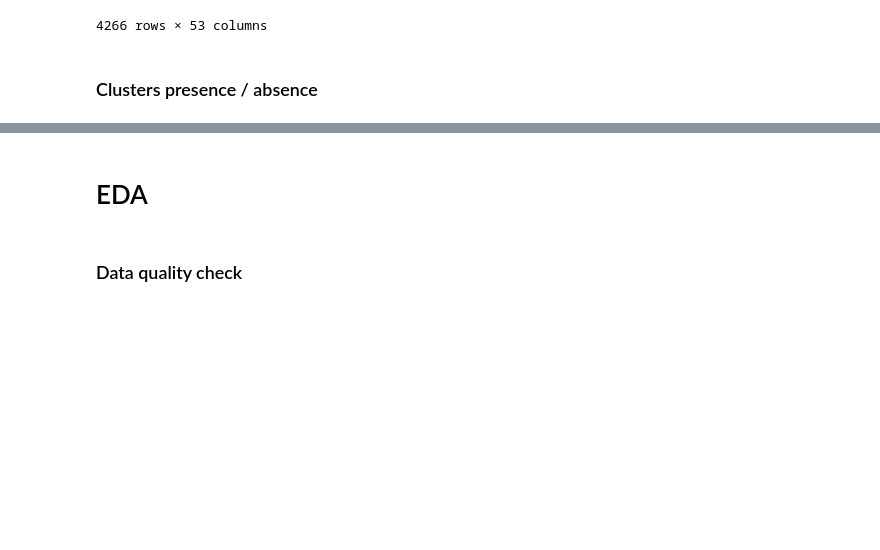
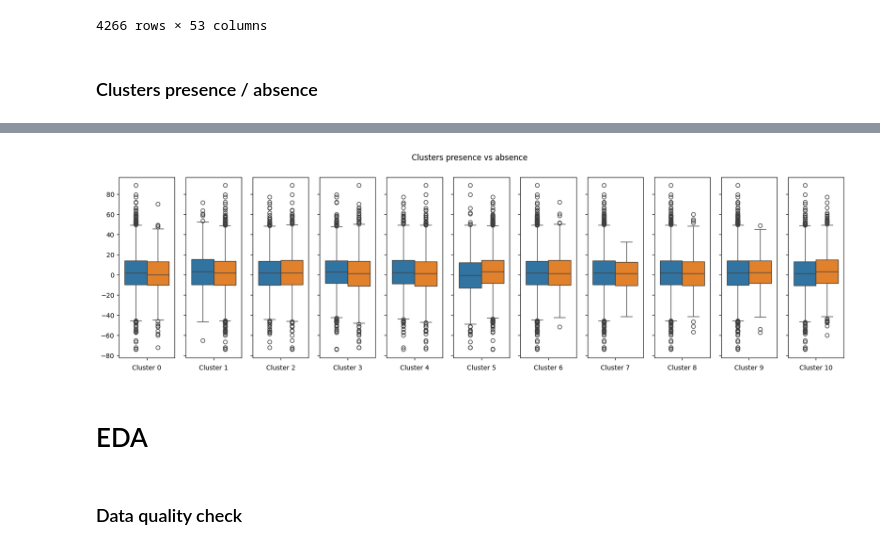
Before and after one commit to arnaud-odet/Roster_Building, a Jupyter notebook: notebooks/pbp.ipynb, the cells around one changed output, grey strips where cells are left out. Cells and saved outputs as stored; diff of their text form; code cells hidden in the pictures; blank space fills up the shorter version.

```diff
--- a/notebooks/pbp.ipynb
+++ b/notebooks/pbp.ipynb
@@ -55,3 +55,15 @@ ludf.head()
 | 3 | ATL_2015_004 | A. Horford - horfoal01_J. Teague ... | 103.416667 | -48 | -22.278807 | ATL | 2015 | 0.732 | 1 | A. Horford - horfoal01 | ... |
 | 4 | ATL_2015_005 | A. Horford - horfoal01_D. Schröde... | 72.533333 | 26 | 17.205882 | ATL | 2015 | 0.732 | 1 | A. Horford - horfoal01 | ... |
 5 rows × 22 columns
+# %%
+def _time_bracket(time:float):
+    if time > 3*48 :
+        return "> 3 games"
+    if time >= 48 :
+        b = int(time //48)
+        return f"{b} - {b+1} games"
+    else :
+        b = int(time //12) *12
+        return f"{b} - {b + 12} minutes "
+# %%
+ludf['Time Bracket'] = ludf['time'].map(_time_bracket)
@@ -412,3 +455,18 @@ ludf.shape
+# %%
+fig, axs = plt.subplots(1,len(_cls), figsize = (20,5))
+for i, cl in enumerate(_cls):
+    _count_col = f'nb_pl_cl_{cl}'
+    _mask = ludf[_count_col] >0
+    _df = ludf.copy()
+    _df['mask'] = _mask
+    sns.boxplot(data = _df, y = 'pm_per_48min', hue = 'mask', legend = False, ax = axs[i]);
+    axs[i].set_xlabel(f"Cluster {cl}")
+    axs[i].set_ylabel("");
+    if i != 0 :
+        axs[i].set_yticklabels("");
+fig.suptitle("Clusters presence vs absence");
+# %% [output]
+[figure, added]
 # %% [markdown]
 # EDA
 # %% [markdown]
```
Also changed, not shown: parts of 4 cells of this notebook, 9 other files.
